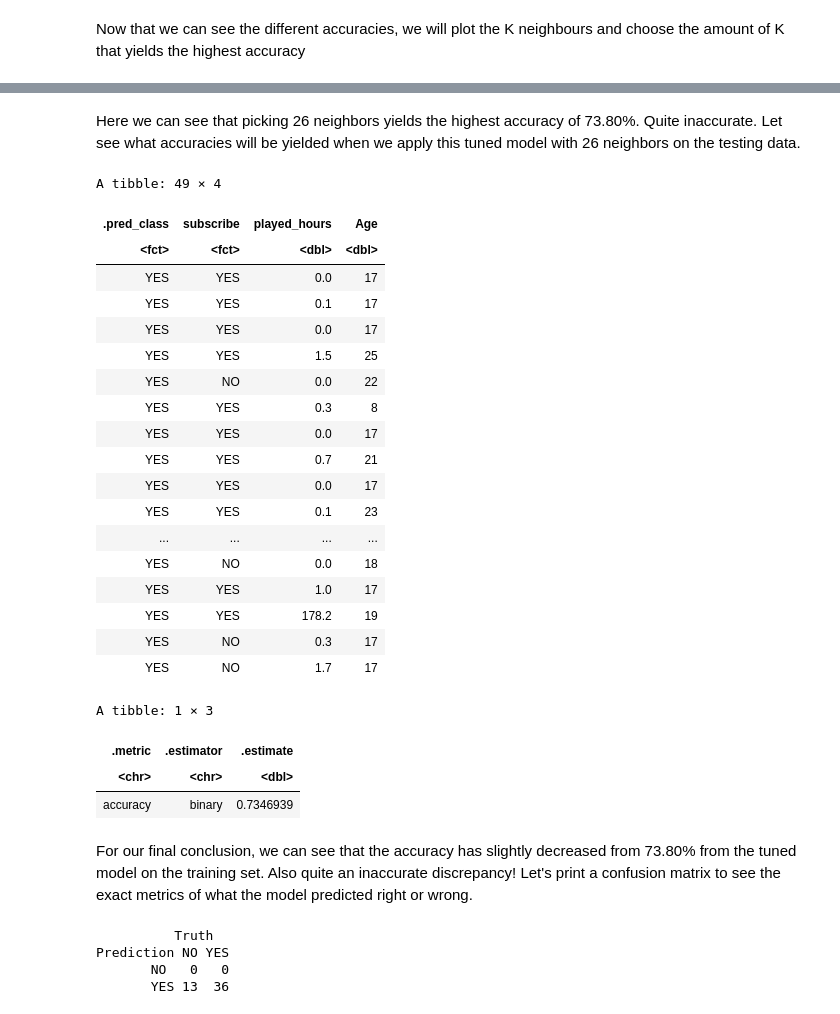
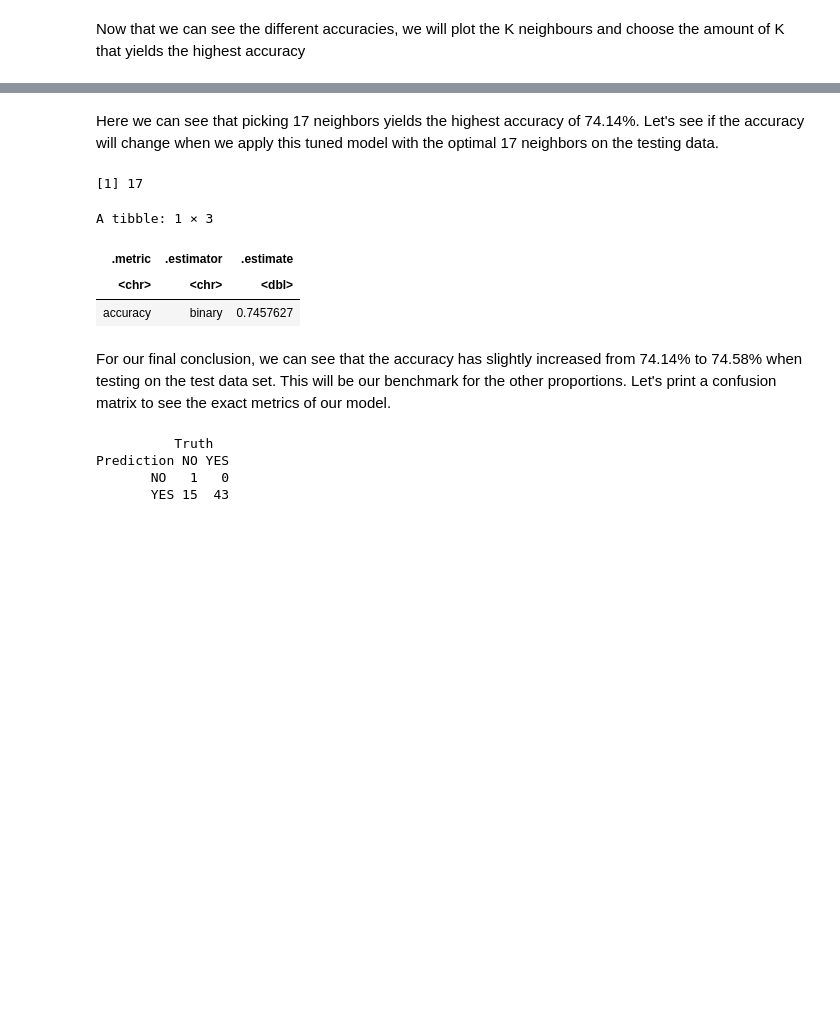
Before and after one commit to halenho/DS_PROJECT, a Jupyter notebook: DSCI FINAL PROJECT Report.ipynb, the cells around one changed output, grey strips where cells are left out. Drawn from its saved outputs; the diff is of its cells as text; code cells hidden in the pictures; blank space fills up the shorter version.

```diff
--- a/DSCI FINAL PROJECT Report.ipynb
+++ b/DSCI FINAL PROJECT Report.ipynb
@@ -79,7 +88,7 @@ players_cleaner <- players_clean |>
                                               "NO" = "FALSE")) |>
                 drop_na()
 
-players_split <- initial_split(players_cleaner, prop = 0.75, strata = subscribe)
+players_split <- initial_split(players_cleaner, prop = 0.70, strata = subscribe)
 players_training <- training(players_split)
 players_testing <- testing(players_split)
 
@@ -166,48 +149,36 @@ Warning message:
 # %% [markdown]
-Here we can see that picking 26 neighbors yields the highest accuracy of 73.80%. Quite inaccurate. Let see what accuracies will be yielded when we apply this tuned model with 26 neighbors on the testing data.
+Here we can see that picking 17 neighbors yields the highest accuracy of 74.14%. Let's see if the accuracy will change when we apply this tuned model with the optimal 17 neighbors on the testing data.
 # %%
-players_spec_test <- nearest_neighbor(weight_func = "rectangular", neighbors = 26) |>
+
+best_k <- accuracies |>
+        arrange(desc(mean)) |>
+        head(1) |>
+        pull(neighbors)
+best_k
+
+
+players_spec_test <- nearest_neighbor(weight_func = "rectangular", neighbors = 17) |>
                                     set_engine("kknn") |>
                                     set_mode("classification")
 players_workflow <- workflow() |>
                     add_recipe(players_recipe) |>
                     add_model(players_spec_test) |>
                     fit(data = players_training)
 
 players_test_predictions <- predict(players_workflow, players_testing) |>
                             bind_cols(players_testing)
-players_test_predictions
-
 
 players_test_predictions |>
   metrics(truth = subscribe, estimate = .pred_class) |>
   filter(.metric == "accuracy")
 # %% [output]
-A tibble: 49 × 4
+[1] 17
+A tibble: 1 × 3
-| .pred_class | subscribe | played_hours | Age |
-| <fct> | <fct> | <dbl> | <dbl> |
-| YES | YES | 0.0 | 17 |
-| YES | YES | 0.1 | 17 |
-| YES | YES | 0.0 | 17 |
-| YES | YES | 1.5 | 25 |
-| YES | NO | 0.0 | 22 |
-| YES | YES | 0.3 | 8 |
-| YES | YES | 0.0 | 17 |
-| YES | YES | 0.7 | 21 |
-| YES | YES | 0.0 | 17 |
-| YES | YES | 0.1 | 23 |
-| ... | ... | ... | ... |
-| YES | NO | 0.0 | 18 |
-| YES | YES | 1.0 | 17 |
-| YES | YES | 178.2 | 19 |
-| YES | NO | 0.3 | 17 |
-| YES | NO | 1.7 | 17 |
+| .metric | .estimator | .estimate |
+| <chr> | <chr> | <dbl> |
+| accuracy | binary | 0.7457627 |
-A tibble: 1 × 3
-| .metric | .estimator | .estimate |
-| <chr> | <chr> | <dbl> |
-| accuracy | binary | 0.7346939 |
 # %% [markdown]
-For our final conclusion, we can see that the accuracy has slightly decreased from 73.80% from the tuned model on the training set. Also quite an inaccurate discrepancy! Let's print a confusion matrix to see the exact metrics of what the model predicted right or wrong.
+For our final conclusion, we can see that the accuracy has slightly increased from 74.14% to 74.58% when testing on the test data set. This will be our benchmark for the other proportions. Let's print a confusion matrix to see the exact metrics of our model.
 # %%
 cm <- players_test_predictions |>
              conf_mat(truth = subscribe, estimate = .pred_class)
@@ -215,5 +186,5 @@ cm
 # %% [output]
           Truth
 Prediction NO YES
-       NO   0   0
-       YES 13  36
+       NO   1   0
+       YES 15  43
```
Also changed, not shown: parts of 22 cells of this notebook.
